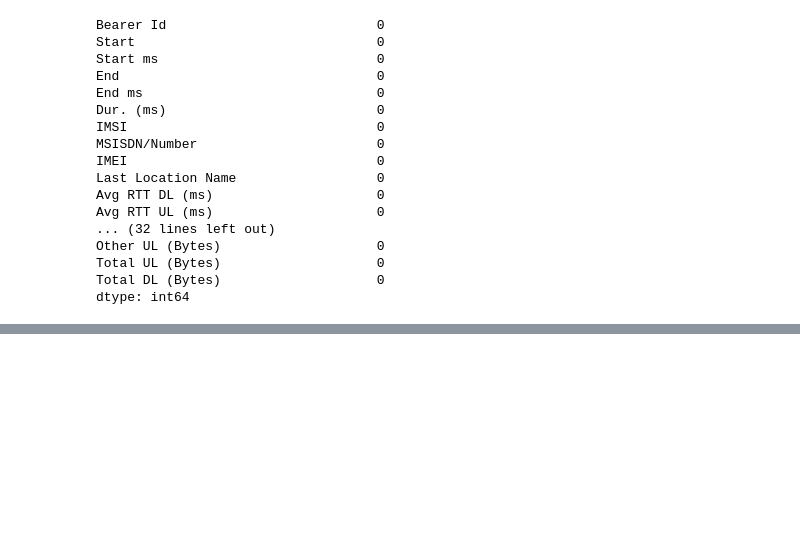
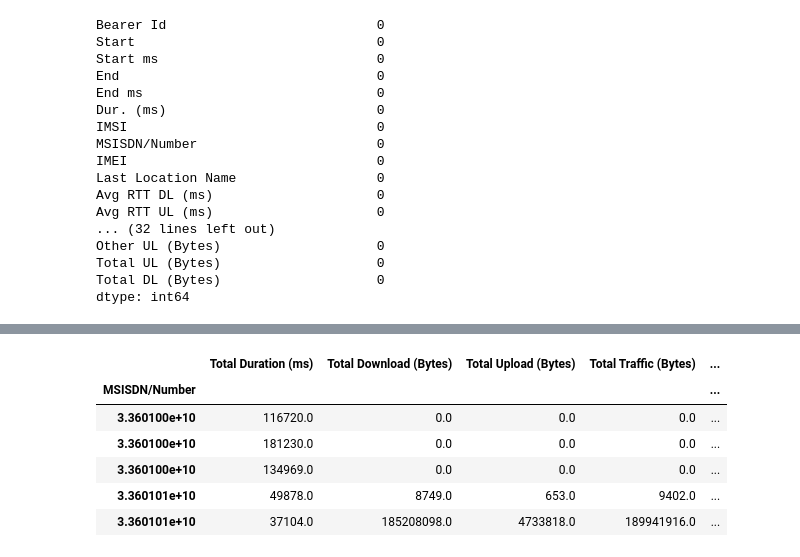
Before and after one commit to EbenGitHub/10-academy-week-2, a Jupyter notebook: notebooks/EDA.ipynb, the cells around one changed output, grey strips where cells are left out. Cells and saved outputs as stored; diff of their text form; code cells hidden in the pictures; blank space fills up the shorter version.

```diff
--- a/notebooks/EDA.ipynb
+++ b/notebooks/EDA.ipynb
@@ -237,0 +350,32 @@ dtype: int64
+# %%
+# Task 2
+
+# Aggregate metrics per customer
+engagement_metrics = data.groupby('MSISDN/Number').agg({
+    'Dur. (ms)': 'sum',  # Total session duration
+    'HTTP DL (Bytes)': 'sum',  # Total download data
+    'HTTP UL (Bytes)': 'sum',  # Total upload data
+})
+
+# Calculate total traffic (Download + Upload)
+engagement_metrics['Total Traffic (Bytes)'] = engagement_metrics['HTTP DL (Bytes)'] + engagement_metrics['HTTP UL (Bytes)']
+
+# Add session frequency
+engagement_metrics['Session Frequency'] = data['MSISDN/Number'].value_counts()
+
+# Rename columns for clarity
+engagement_metrics.rename(columns={
+    'Dur. (ms)': 'Total Duration (ms)',
+    'HTTP DL (Bytes)': 'Total Download (Bytes)',
+    'HTTP UL (Bytes)': 'Total Upload (Bytes)',
+}, inplace=True)
+
+engagement_metrics.head()
+# %% [output]
+|  | Total Duration (ms) | Total Download (Bytes) | Total Upload (Bytes) | Total Traffic (Bytes) | ... |
+| MSISDN/Number |  |  |  |  | ... |
+| 3.360100e+10 | 116720.0 | 0.0 | 0.0 | 0.0 | ... |
+| 3.360100e+10 | 181230.0 | 0.0 | 0.0 | 0.0 | ... |
+| 3.360100e+10 | 134969.0 | 0.0 | 0.0 | 0.0 | ... |
+| 3.360101e+10 | 49878.0 | 8749.0 | 653.0 | 9402.0 | ... |
+| 3.360101e+10 | 37104.0 | 185208098.0 | 4733818.0 | 189941916.0 | ... |
```
Also changed, not shown: parts of 7 cells of this notebook.
